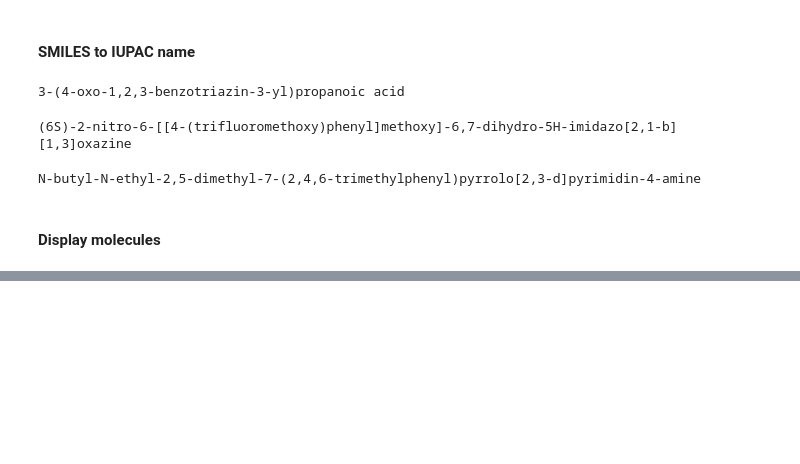
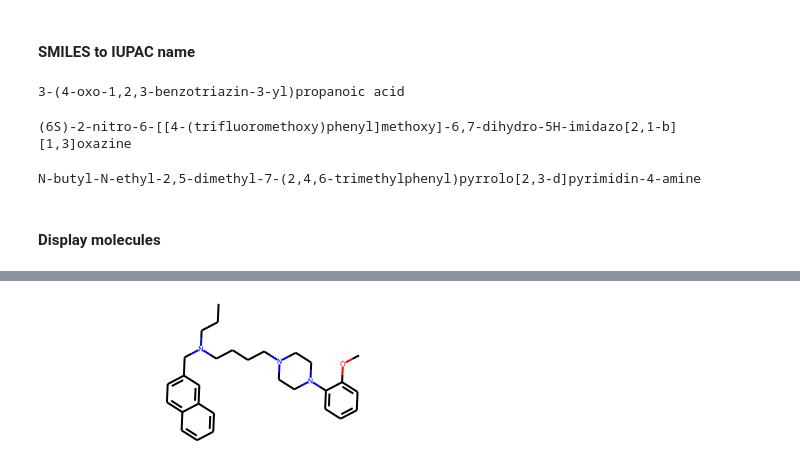
Before and after one commit to jamesleocodes/p_chem_CEVR, a Jupyter notebook: logP/mlp_deviations.ipynb, the cells around one changed output, grey strips where cells are left out. Drawn from its saved outputs; the diff is of its cells as text; code cells hidden in the pictures; blank space fills up the shorter version.

```diff
--- a/logP/mlp_deviations.ipynb
+++ b/logP/mlp_deviations.ipynb
@@ -336,0 +450,4 @@ Draw.MolsToGridImage(mols, molsPerRow=2, subImgSize=(200, 200))
+# %%
+refmol
+# %% [output]
+[figure, added]
```
Also changed, not shown: parts of 36 cells of this notebook, 5 other files.
